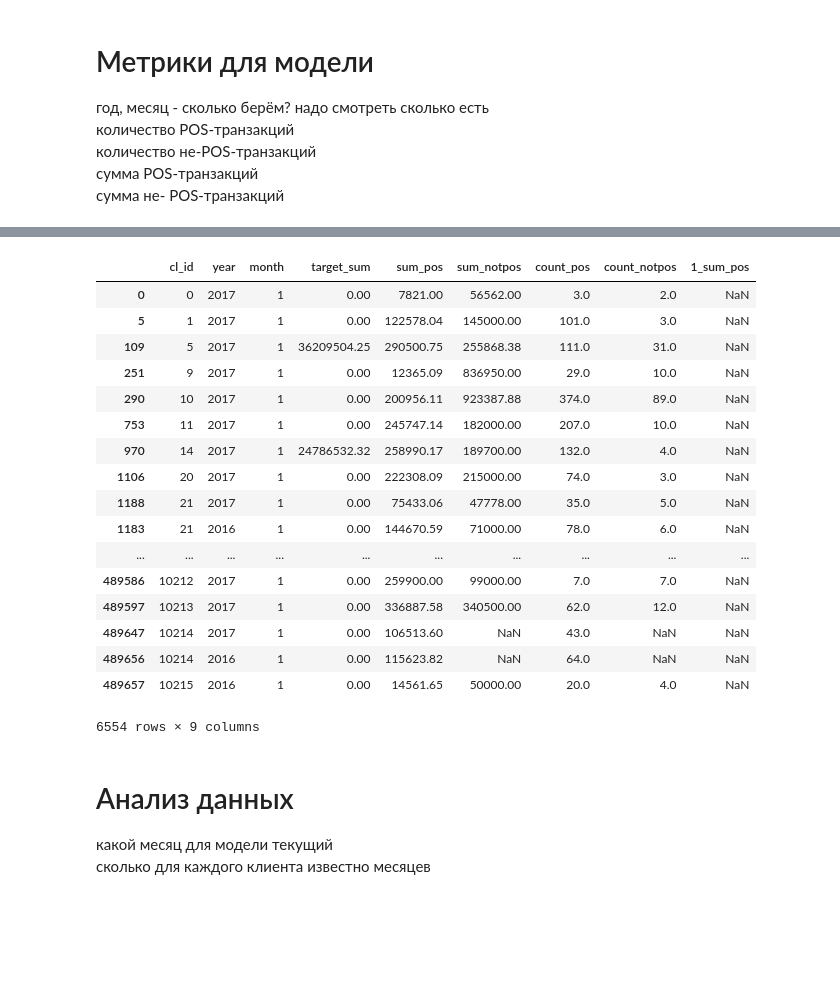
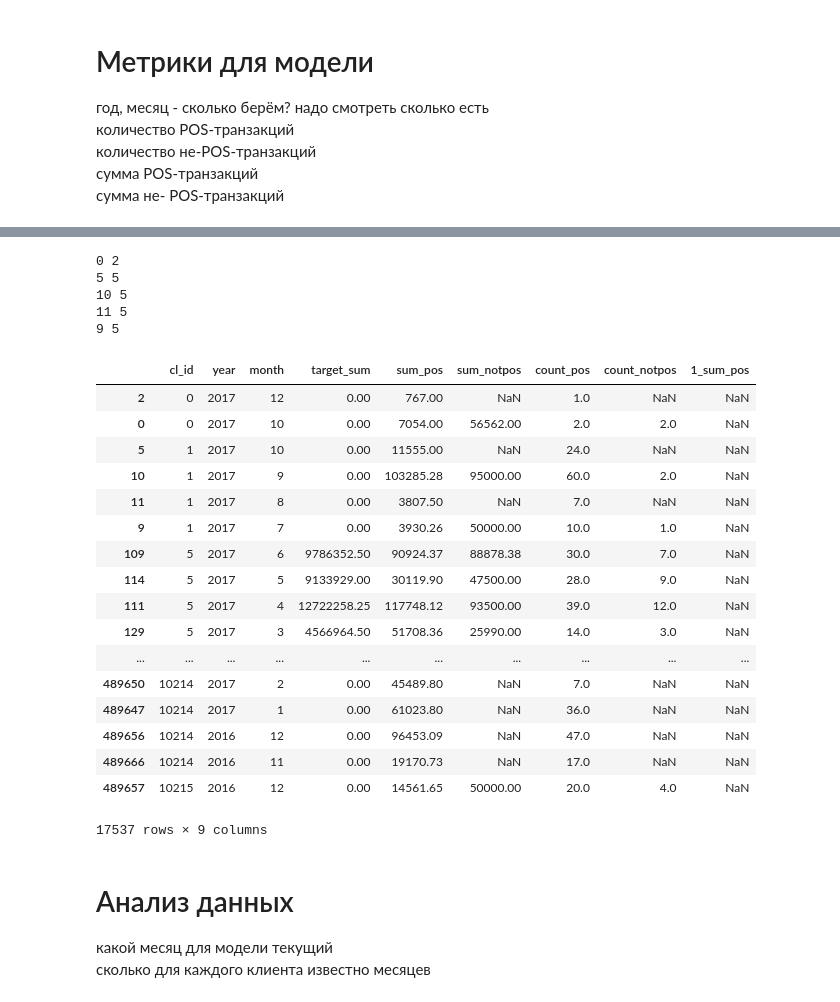
Before and after one commit to Hitriihoma/Machine-learning-course-task, a Jupyter notebook: Zubarev ML.ipynb, the cells around one changed output, grey strips where cells are left out. Saved outputs shown, nothing was run; the diff lists cells and outputs as text; code cells hidden in the pictures; blank space fills up the shorter version.

Commit message:
JN Independent variables
Making room for monthly transactions

```diff
--- a/Zubarev ML.ipynb
+++ b/Zubarev ML.ipynb
@@ -16,7 +19,7 @@ ColumnName - name of transforming column
 '''
 def MakeDateYearMonth(InsertDataFrame, ColumnName):
     df = InsertDataFrame.copy()
-    df[ColumnName] = pd.to_datetime(df[ColumnName])
+    df[ColumnName] = pd.to_datetime(df[ColumnName], dayfirst=True)
     df['year'] = df[ColumnName].dt.year
     df['month'] = df[ColumnName].dt.month
     return df
@@ -61,8 +64,11 @@ def DfLeftJoinSer(InsertDataFrame, SeriesList, OnJoin):
 url_train = 'https://raw.githubusercontent.com/Hitriihoma/Machine-learning-course-task/master/train.csv'
 url_test = 'https://raw.githubusercontent.com/Hitriihoma/Machine-learning-course-task/master/test.csv'
 
-train = pd.read_csv(url_train)
-test = pd.read_csv(url_test)
+#train = pd.read_csv(url_train)
+#test = pd.read_csv(url_test)
+
+train = pd.read_csv(r'C:/Course/xsolla/Git/Machine-learning-course-task/train.csv')
+test = pd.read_csv(r'C:/Course\xsolla/Git/Machine-learning-course-task/test.csv')
 # %%
 train2 = train.copy()
 # %%
@@ -137,0 +143,17 @@ train.head()
+# %%
+# Через промедуточный датафрейм
+# train_TransFormed
+train_tf = pd.DataFrame(columns=['cl_id', 'target_sum'])
+for i in train.cl_id.unique():
+    train_tf = train_tf.append(train[train['cl_id'] == i][['cl_id', 'target_sum']].iloc[0])
+
+for mon in range(1,train.groupby('cl_id').count().month.max()+1): # 14
+    train_tf[f'_{mon}_sum_pos'] = np.NaN
+    train_tf[f'_{mon}_sum_notpos'] = np.NaN
+    train_tf[f'_{mon}_count_pos'] = np.NaN
+    train_tf[f'_{mon}_count_notpos'] = np.NaN
+
+
+#train = train.sort_values(by=['cl_id', 'year', 'month'], ascending=[True, False, False])
+
+train_tf
@@ -139,10 +185,11 @@ train.head()
 # преобразуем в "последний месяц, предпоследний месяц, предпредпоследний месяц
 train = train.sort_values(by=['cl_id', 'year', 'month'], ascending=[True, False, False])
 train['1_sum_pos'] = np.NaN
-for i in train.cl_id[0:6]:
+for i in train.cl_id.unique()[0:2]:
     mon = 1
     for ji in train[train['cl_id'] == i].index:
         up_index = train[train['cl_id'] == i].index[0]
+        print(ji, up_index)
         train.iloc[up_index][f'{mon}_sum_pos'] = train.iloc[ji]['sum_pos']
         train.iloc[up_index][f'{mon}_sum_notpos'] = train.iloc[ji]['sum_notpos']
         train.iloc[up_index][f'{mon}_count_pos'] = train.iloc[ji]['count_pos']
@@ -174,21 +222,26 @@ See the caveats in the documentation: http://pandas.pydata.org/pandas-docs/stabl
+0 2
+5 5
+10 5
+11 5
+9 5
 |  | cl_id | year | month | target_sum | sum_pos | sum_notpos | count_pos | count_notpos | 1_sum_pos |
-| 0 | 0 | 2017 | 1 | 0.00 | 7821.00 | 56562.00 | 3.0 | 2.0 | NaN |
-| 5 | 1 | 2017 | 1 | 0.00 | 122578.04 | 145000.00 | 101.0 | 3.0 | NaN |
-| 109 | 5 | 2017 | 1 | 36209504.25 | 290500.75 | 255868.38 | 111.0 | 31.0 | NaN |
-| 251 | 9 | 2017 | 1 | 0.00 | 12365.09 | 836950.00 | 29.0 | 10.0 | NaN |
-| 290 | 10 | 2017 | 1 | 0.00 | 200956.11 | 923387.88 | 374.0 | 89.0 | NaN |
-| 753 | 11 | 2017 | 1 | 0.00 | 245747.14 | 182000.00 | 207.0 | 10.0 | NaN |
-| 970 | 14 | 2017 | 1 | 24786532.32 | 258990.17 | 189700.00 | 132.0 | 4.0 | NaN |
-| 1106 | 20 | 2017 | 1 | 0.00 | 222308.09 | 215000.00 | 74.0 | 3.0 | NaN |
-| 1188 | 21 | 2017 | 1 | 0.00 | 75433.06 | 47778.00 | 35.0 | 5.0 | NaN |
-| 1183 | 21 | 2016 | 1 | 0.00 | 144670.59 | 71000.00 | 78.0 | 6.0 | NaN |
+| 2 | 0 | 2017 | 12 | 0.00 | 767.00 | NaN | 1.0 | NaN | NaN |
+| 0 | 0 | 2017 | 10 | 0.00 | 7054.00 | 56562.00 | 2.0 | 2.0 | NaN |
+| 5 | 1 | 2017 | 10 | 0.00 | 11555.00 | NaN | 24.0 | NaN | NaN |
+| 10 | 1 | 2017 | 9 | 0.00 | 103285.28 | 95000.00 | 60.0 | 2.0 | NaN |
+| 11 | 1 | 2017 | 8 | 0.00 | 3807.50 | NaN | 7.0 | NaN | NaN |
+| 9 | 1 | 2017 | 7 | 0.00 | 3930.26 | 50000.00 | 10.0 | 1.0 | NaN |
+| 109 | 5 | 2017 | 6 | 9786352.50 | 90924.37 | 88878.38 | 30.0 | 7.0 | NaN |
+| 114 | 5 | 2017 | 5 | 9133929.00 | 30119.90 | 47500.00 | 28.0 | 9.0 | NaN |
+| 111 | 5 | 2017 | 4 | 12722258.25 | 117748.12 | 93500.00 | 39.0 | 12.0 | NaN |
+| 129 | 5 | 2017 | 3 | 4566964.50 | 51708.36 | 25990.00 | 14.0 | 3.0 | NaN |
 | ... | ... | ... | ... | ... | ... | ... | ... | ... | ... |
-| 489586 | 10212 | 2017 | 1 | 0.00 | 259900.00 | 99000.00 | 7.0 | 7.0 | NaN |
-| 489597 | 10213 | 2017 | 1 | 0.00 | 336887.58 | 340500.00 | 62.0 | 12.0 | NaN |
-| 489647 | 10214 | 2017 | 1 | 0.00 | 106513.60 | NaN | 43.0 | NaN | NaN |
-| 489656 | 10214 | 2016 | 1 | 0.00 | 115623.82 | NaN | 64.0 | NaN | NaN |
-| 489657 | 10215 | 2016 | 1 | 0.00 | 14561.65 | 50000.00 | 20.0 | 4.0 | NaN |
+| 489650 | 10214 | 2017 | 2 | 0.00 | 45489.80 | NaN | 7.0 | NaN | NaN |
+| 489647 | 10214 | 2017 | 1 | 0.00 | 61023.80 | NaN | 36.0 | NaN | NaN |
+| 489656 | 10214 | 2016 | 12 | 0.00 | 96453.09 | NaN | 47.0 | NaN | NaN |
+| 489666 | 10214 | 2016 | 11 | 0.00 | 19170.73 | NaN | 17.0 | NaN | NaN |
+| 489657 | 10215 | 2016 | 12 | 0.00 | 14561.65 | 50000.00 | 20.0 | 4.0 | NaN |
-6554 rows × 9 columns
+17537 rows × 9 columns
 # %% [markdown]
 # Анализ данных
 какой месяц для модели текущий
```
Also changed, not shown: parts of 8 cells of this notebook.
